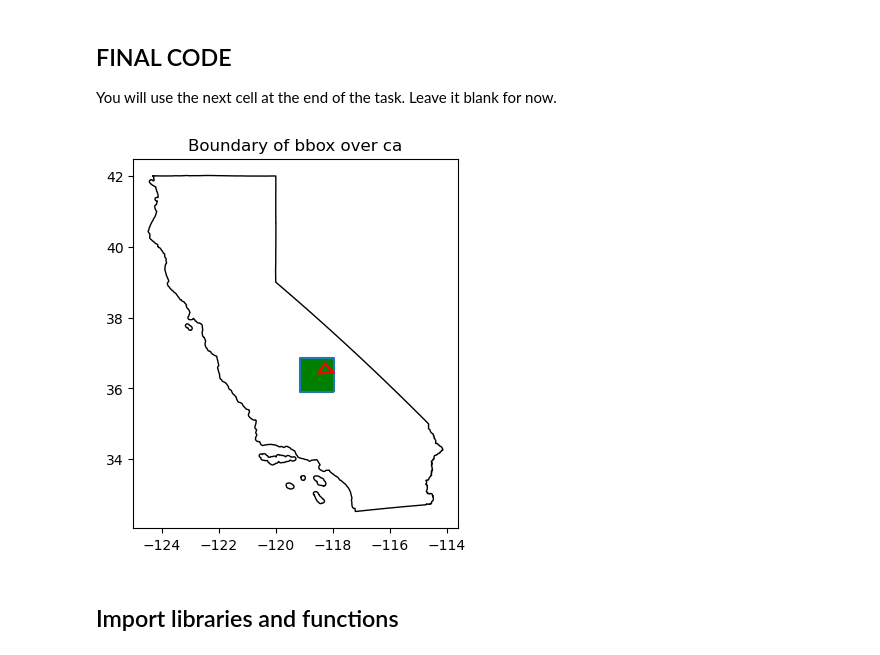
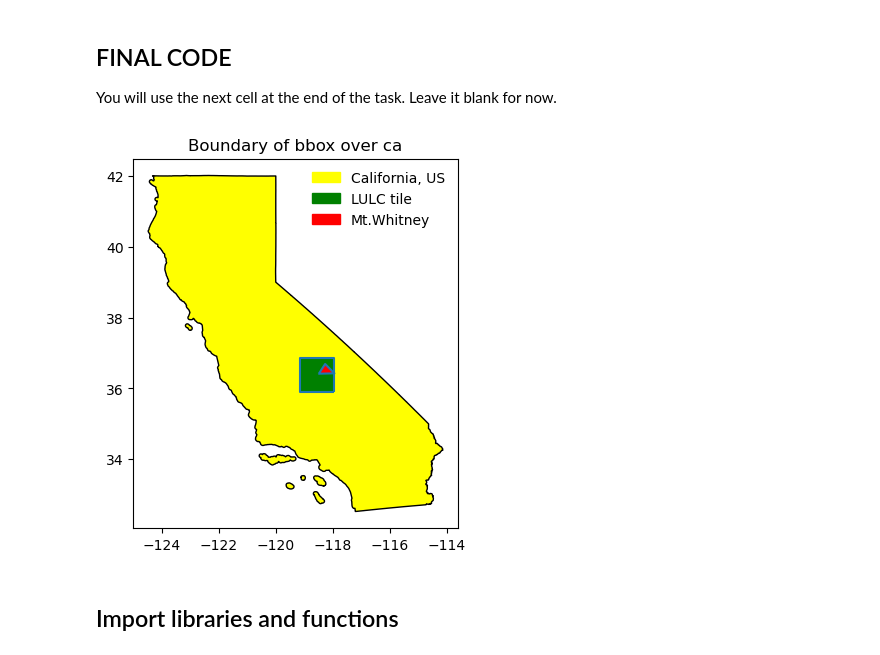
Before and after one commit to Sujan-Bhattarai12/eds220-hwk-4, a Jupyter notebook: hwk4-task1-whitney-map.ipynb, the cells around one changed output. Drawn from its saved outputs; the diff is of its cells as text; code cells hidden in the pictures.

```diff
--- a/hwk4-task1-whitney-map.ipynb
+++ b/hwk4-task1-whitney-map.ipynb
@@ -87,38 +87,47 @@ bbox = box(four_corners[0], four_corners[1], four_corners[2], four_corners[3])
 bbox = gpd.GeoDataFrame(geometry=[bbox], crs=lulc.rio.crs)
 
 #points for mt.whitney
 points = [[
             -118.50281779614944,
             36.43360285745764
           ],
           [
             -118.28329089019617,
             36.70565730462087
           ],
           [
             -117.95798369376611,
             36.44071397807059
           ],
           [
             -118.50297179600572,
             36.43046331863859
           ]]
 
 #project the whitney
 mt_whitney = gpd.GeoDataFrame(geometry = [Polygon(points)], crs = 'epsg:4326')
 
-# Plot the geometries from CA
-ax = ca.plot(edgecolor='black', facecolor='none')
+# Plot the geometries from ca
+ax = ca.plot(edgecolor='black', facecolor='yellow')
+ca_patch = mpatches.Patch(color = 'yellow',
+                          label = 'California, US')
 
 # Overlay the bbox boundary on the same plot
-bbox.boundary.plot(ax=ax, facecolor='green')
-mt_whitney.boundary.plot(ax = ax, color = "red")
+bbox.boundary.plot(ax=ax, facecolor = 'green')
+bbox_patch = mpatches.Patch(color  = "green",
+                            label = 'LULC tile')
+
+mt_whitney.boundary.plot(ax = ax, facecolor = "red")
+mt_patch = mpatches.Patch(color = "red",
+                          label = "Mt.Whitney")
 
 # Set plot title and show the plot
 plt.title("Boundary of bbox over ca")
+ax.legend(handles = [ca_patch, bbox_patch, mt_patch], frameon=False, loc='upper right')
+
 plt.show()
 # %% [output]
-[figure, old version]
+[figure, new version]
 # %% [markdown]
 ## Import libraries and functions
 # %%
```
Also changed, not shown: parts of 1 cell of this notebook.
